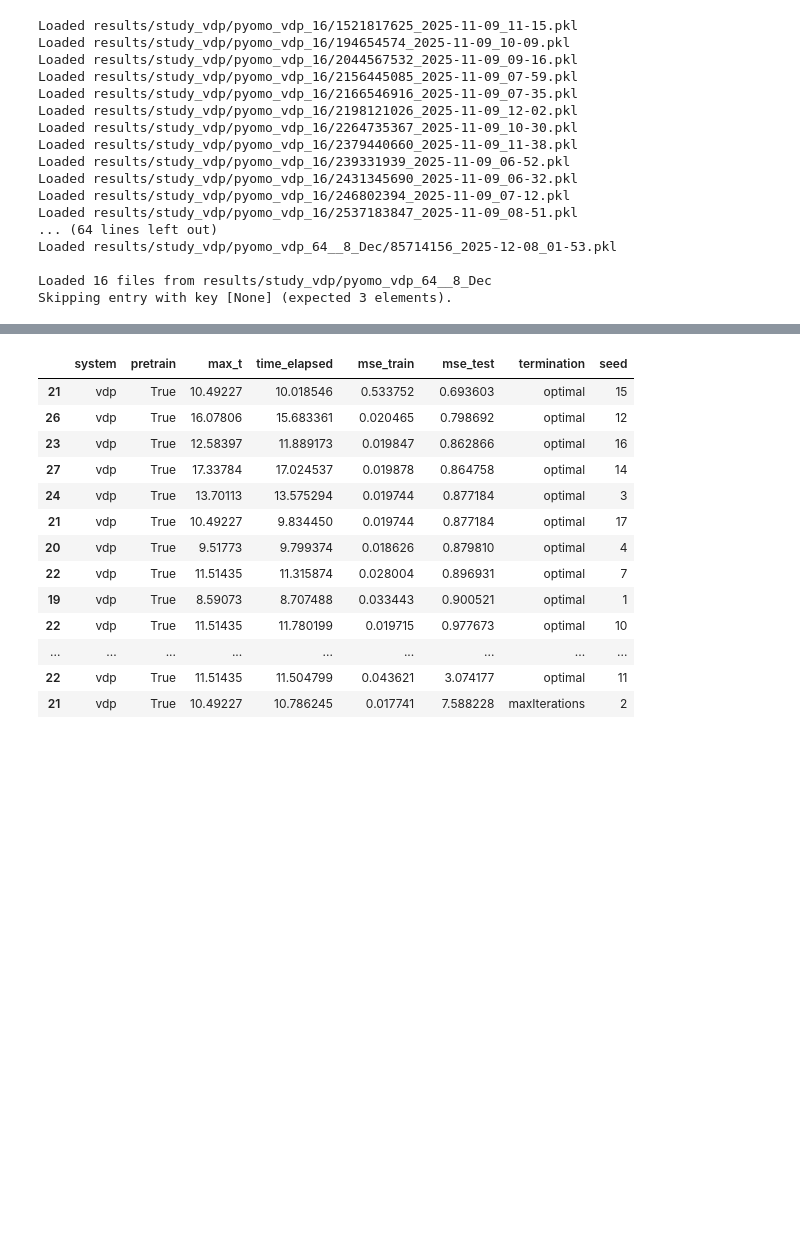
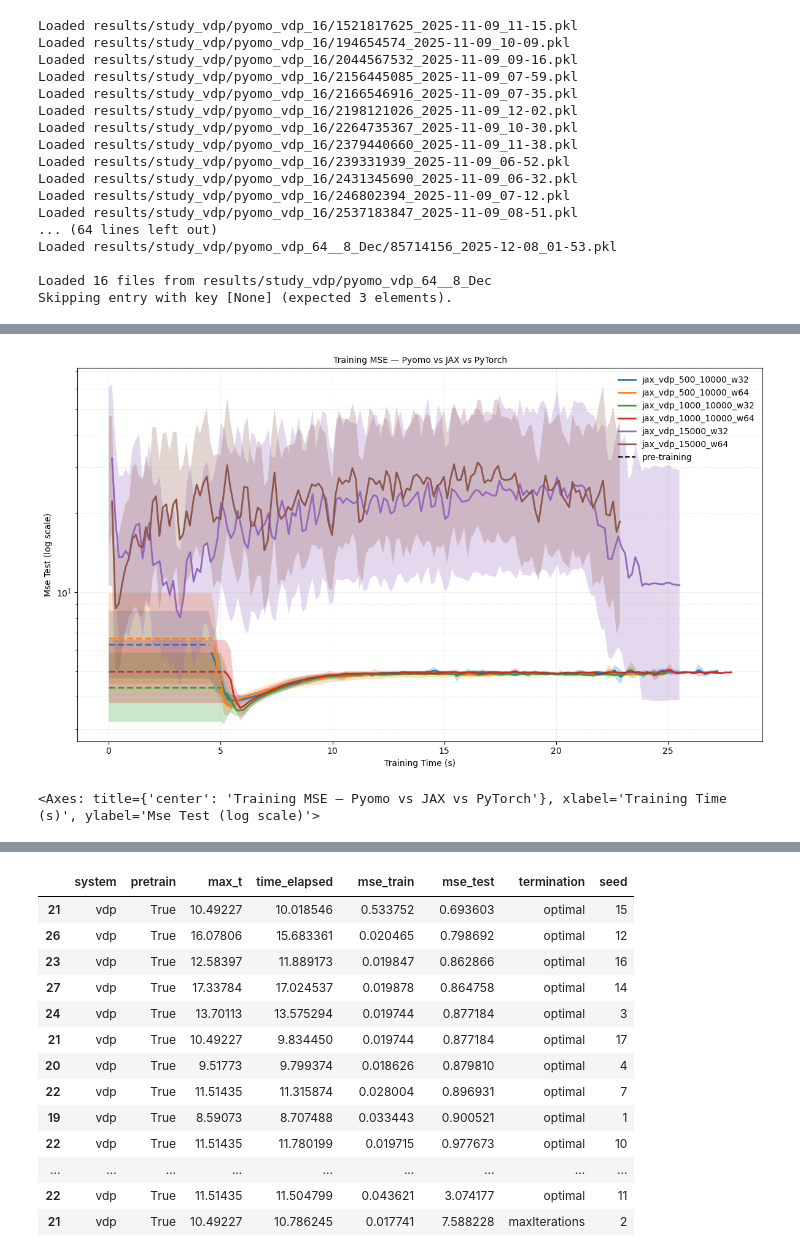
Before and after one commit to mariashapo/NODE, a Jupyter notebook: src/analysis/synthetic/training_conv_vdp.ipynb, the cells around one changed output, grey strips where cells are left out. Cells and saved outputs as stored; diff of their text form; code cells hidden in the pictures; blank space fills up the shorter version.

```diff
--- a/src/analysis/synthetic/training_conv_vdp.ipynb
+++ b/src/analysis/synthetic/training_conv_vdp.ipynb
@@ -132,0 +138,18 @@ comparison_dfs = {
+# %%
+results = load_all_pickles("results/study_vdp/jax_vdp_500_10000_w32", recursive=False)
+jax_vdp_500_10000_w32 = Results.flatten_convergence_data(results, key_list=["system", "pretrain", "max_t"], model_type="pytorch")
+
+results = load_all_pickles("results/study_vdp/jax_vdp_500_10000_w64", recursive=False)
+jax_vdp_500_10000_w64 = Results.flatten_convergence_data(results, key_list=["system", "pretrain", "max_t"], model_type="pytorch")
+
+results = load_all_pickles("results/study_vdp/jax_vdp_1000_10000_w32", recursive=False)
+jax_vdp_1000_10000_w32 = Results.flatten_convergence_data(results, key_list=["system", "pretrain", "max_t"], model_type="pytorch")
+
+results = load_all_pickles("results/study_vdp/jax_vdp_1000_10000_w64", recursive=False)
+jax_vdp_1000_10000_w64 = Results.flatten_convergence_data(results, key_list=["system", "pretrain", "max_t"], model_type="pytorch")
+
+results = load_all_pickles("results/study_vdp/jax_vdp_15000_w32", recursive=False)
+jax_vdp_15000_w32 = Results.flatten_convergence_data(results, key_list=["system", "pretrain", "max_t"], model_type="pytorch")
+
+results = load_all_pickles("results/study_vdp/jax_vdp_15000_w64", recursive=False)
+jax_vdp_15000_w64= Results.flatten_convergence_data(results, key_list=["system", "pretrain", "max_t"], model_type="pytorch")
@@ -132,0 +174,20 @@ comparison_dfs = {
+# %%
+jax_comparison_dfs = {
+    "jax_vdp_500_10000_w32": jax_vdp_500_10000_w32,
+    "jax_vdp_500_10000_w64": jax_vdp_500_10000_w64,
+    "jax_vdp_1000_10000_w32": jax_vdp_1000_10000_w32,
+    "jax_vdp_1000_10000_w64": jax_vdp_1000_10000_w64,
+    "jax_vdp_15000_w32": jax_vdp_15000_w32,
+    "jax_vdp_15000_w64": jax_vdp_15000_w64,
+}
+# %%
+plot_time_bands(
+    jax_comparison_dfs,
+    y_col="mse_test",  # or "mse_test"
+    title="Training MSE — Pyomo vs JAX vs PyTorch",
+    logy=True,
+    align_grid = False
+)
+# %% [output]
+[figure, added]
+<Axes: title={'center': 'Training MSE — Pyomo vs JAX vs PyTorch'}, xlabel='Training Time (s)', ylabel='Mse Test (log scale)'>
```
Also changed, not shown: parts of 13 cells of this notebook, 6 other files.
